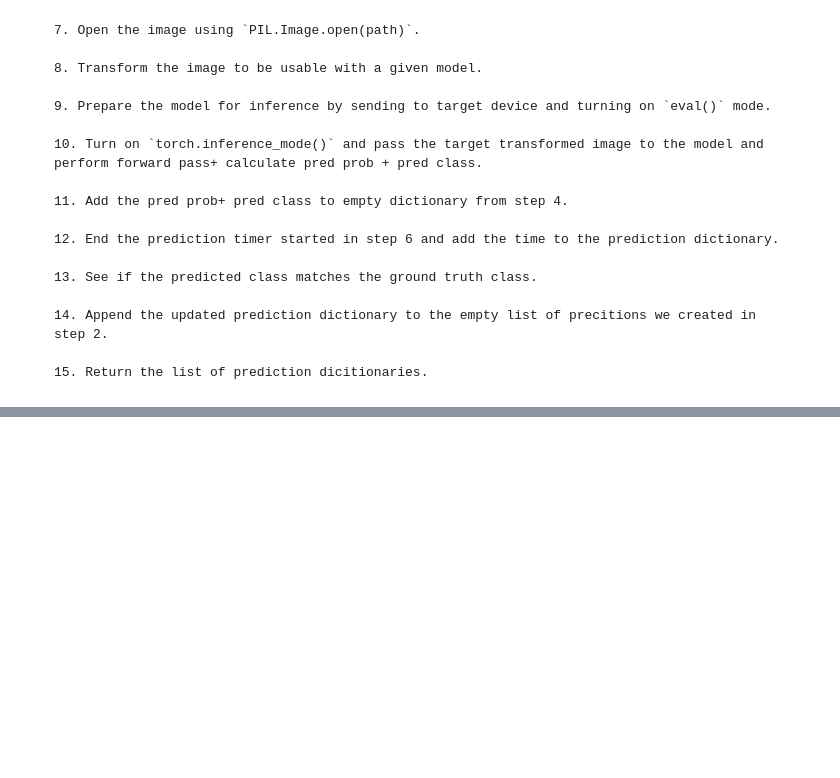
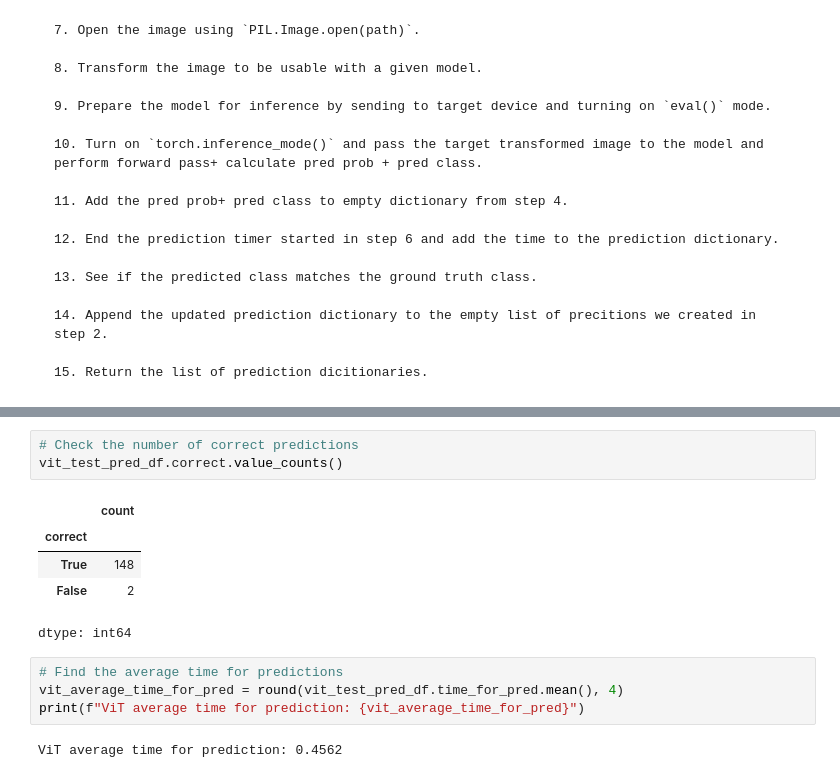
Before and after one commit to shivabasnet85/learning-pytorch-journey, a Jupyter notebook: 09_pytorch_model_deployment.ipynb, the cells around one changed output, grey strips where cells are left out. Cells and saved outputs as stored; diff of their text form; blank space fills up the shorter version.

```diff
--- a/09_pytorch_model_deployment.ipynb
+++ b/09_pytorch_model_deployment.ipynb
@@ -599,0 +717,15 @@ def pred_and_store(paths: List[pathlib.Path],
+# %%
+# Check the number of correct predictions
+vit_test_pred_df.correct.value_counts()
+# %% [output]
+|  | count |
+| correct |  |
+| True | 148 |
+| False | 2 |
+dtype: int64
+# %%
+# Find the average time for predictions
+vit_average_time_for_pred = round(vit_test_pred_df.time_for_pred.mean(), 4)
+print(f"ViT average time for prediction: {vit_average_time_for_pred}")
+# %% [output]
+ViT average time for prediction: 0.4562
```
Also changed, not shown: parts of 16 cells of this notebook.
